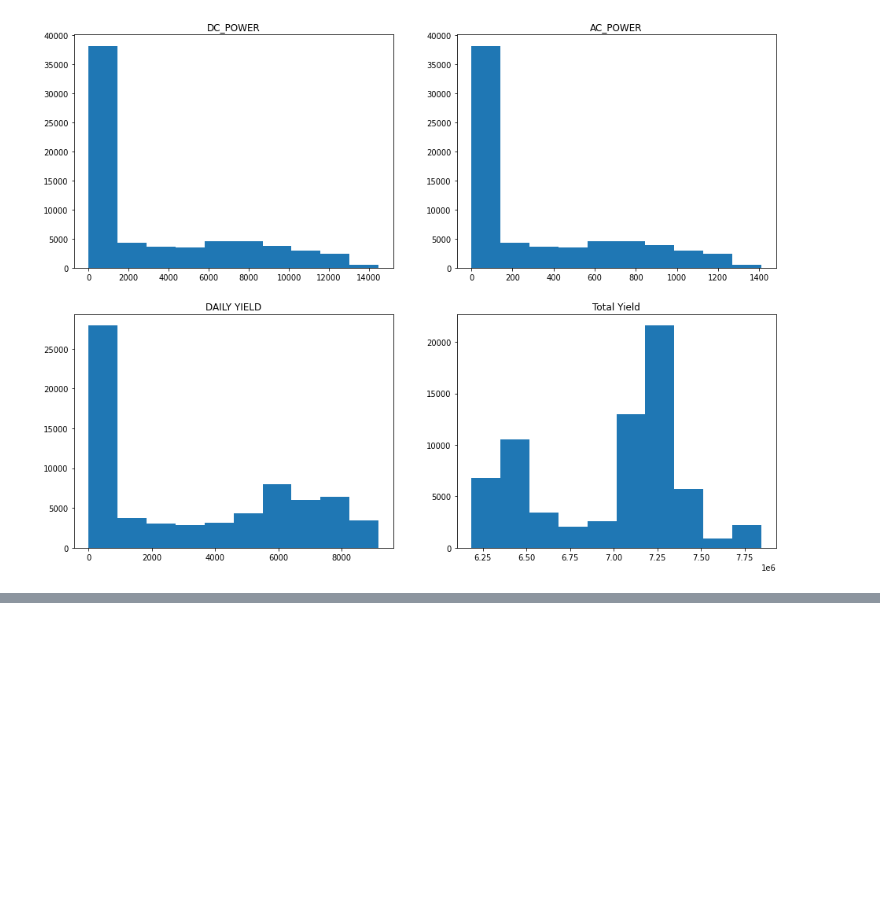
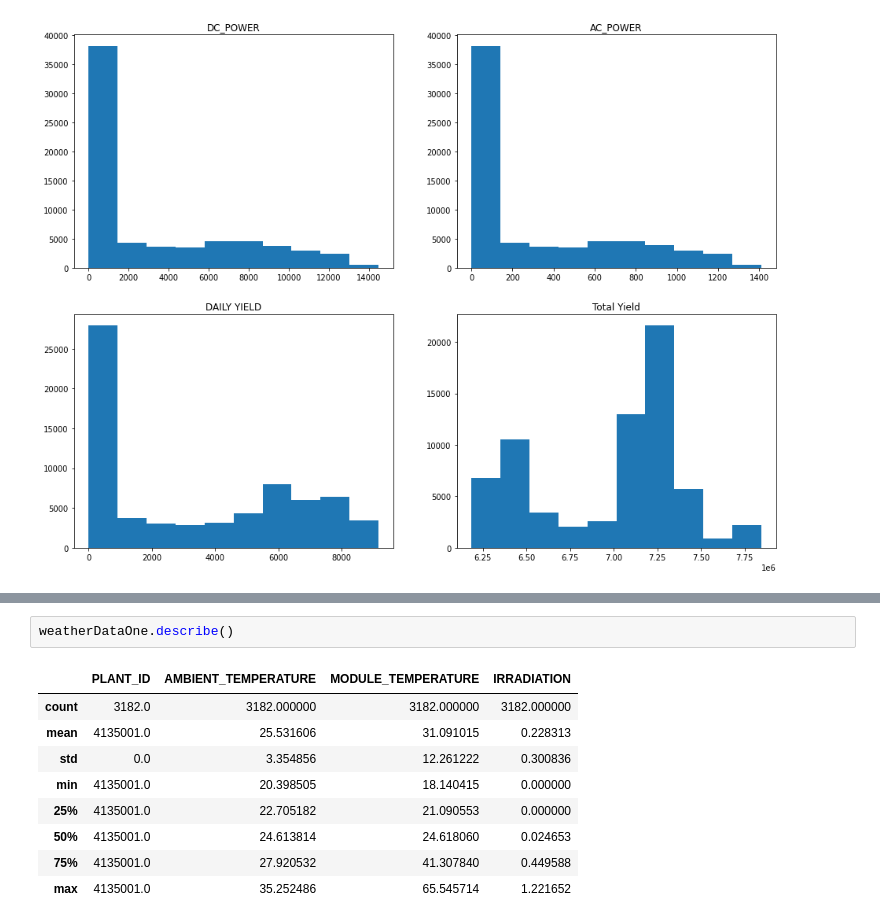
Before and after one commit to LucasMazza42/Energy-Analytics, a Jupyter notebook: SolarModeling.ipynb, the cells around one changed output, grey strips where cells are left out. Drawn from its saved outputs; the diff is of its cells as text; blank space fills up the shorter version.

```diff
--- a/SolarModeling.ipynb
+++ b/SolarModeling.ipynb
@@ -134,0 +172,12 @@ Text(0.5, 1.0, 'Total Yield')
+# %%
+weatherDataOne.describe()
+# %% [output]
+|  | PLANT_ID | AMBIENT_TEMPERATURE | MODULE_TEMPERATURE | IRRADIATION |
+| count | 3182.0 | 3182.000000 | 3182.000000 | 3182.000000 |
+| mean | 4135001.0 | 25.531606 | 31.091015 | 0.228313 |
+| std | 0.0 | 3.354856 | 12.261222 | 0.300836 |
+| min | 4135001.0 | 20.398505 | 18.140415 | 0.000000 |
+| 25% | 4135001.0 | 22.705182 | 21.090553 | 0.000000 |
+| 50% | 4135001.0 | 24.613814 | 24.618060 | 0.024653 |
+| 75% | 4135001.0 | 27.920532 | 41.307840 | 0.449588 |
+| max | 4135001.0 | 35.252486 | 65.545714 | 1.221652 |
```
Also changed, not shown: parts of 11 cells of this notebook.
